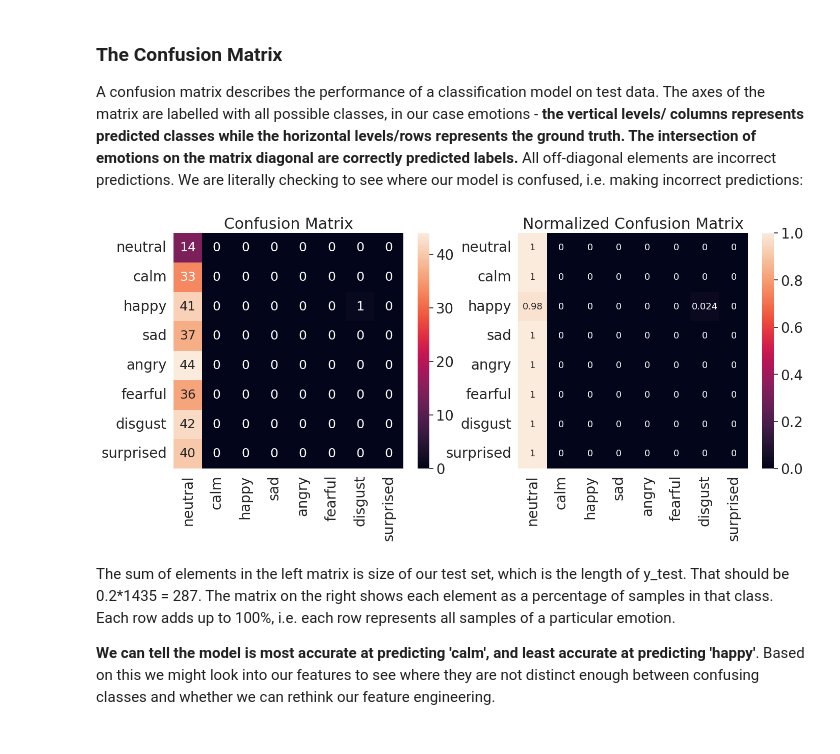
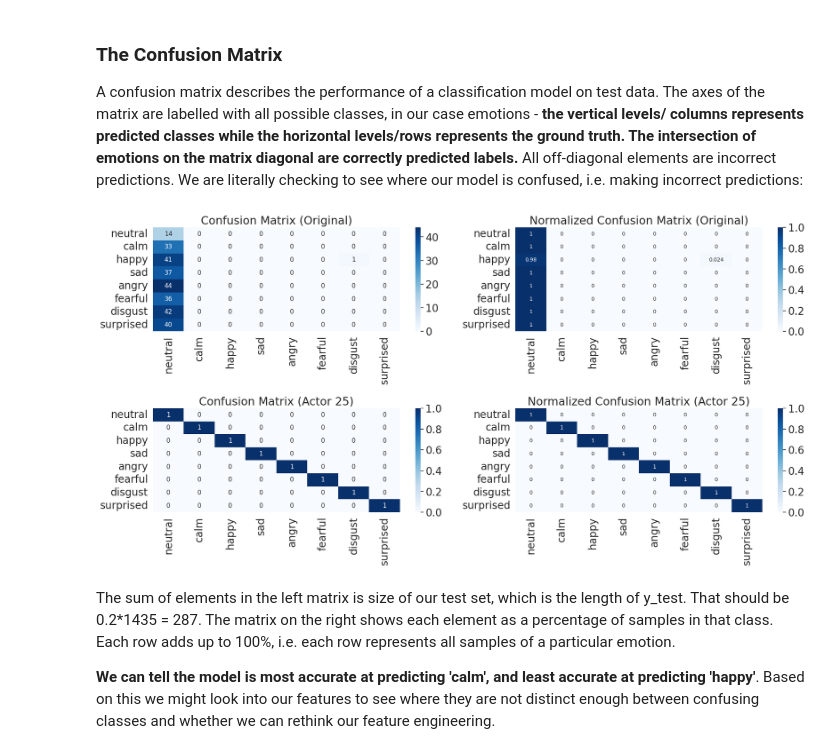
Before and after one commit to Vixlump/Week4-NeuralNetworks, a Jupyter notebook: Week4__Neural_Networks.ipynb, the cells around one changed output. Cells and saved outputs as stored; diff of their text form; code cells hidden in the pictures.

Commit message:
tesing heatmaps using actor 25 as well as ravdess

```diff
--- a/Week4__Neural_Networks.ipynb
+++ b/Week4__Neural_Networks.ipynb
@@ -695,51 +683,60 @@ A confusion matrix describes the performance of a classification model on test d
 # %%
 #do this for ravdess and for actor 25
 
 from sklearn.metrics import confusion_matrix
 import seaborn as sn # I like seaborn's confusion matrix over sklearn's default
 
-# get predictions on test set
+# get predictions on test set for original data
 test_emotion_predictions = model.predict(X_test)
 test_emotion_groundtruth = y_test
 
 # set labels for matrix axes from emotions
 emotion_list =['neutral','calm','happy','sad','angry','fearful','disgust','surprised']
 emotion_name = [emotion for emotion in emotion_list]
 
-# build confusion matrix and normalized confusion matrix
+# build confusion matrix and normalized confusion matrix for original data
 conf_matrix = confusion_matrix(test_emotion_groundtruth, test_emotion_predictions, labels=emotion_list)
 conf_matrix_norm = confusion_matrix(test_emotion_groundtruth, test_emotion_predictions,normalize='true', labels=emotion_list)
-
-
 
 # make a confusion matrix with labels using a DataFrame
 confmatrix_df = pd.DataFrame(conf_matrix, index=emotion_name, columns=emotion_name)
 confmatrix_df_norm = pd.DataFrame(conf_matrix_norm, index=emotion_name, columns=emotion_name)
 
-# plot confusion matrices
-plt.figure(figsize=(16,6))
-sn.set(font_scale=1.8) # emotion label and title size
-plt.subplot(1,2,1)
-plt.title('Confusion Matrix')
-sn.heatmap(confmatrix_df, annot=True, annot_kws={"size": 18}) #annot_kws is value font
-plt.subplot(1,2,2)
-plt.title('Normalized Confusion Matrix')
-sn.heatmap(confmatrix_df_norm, annot=True, annot_kws={"size": 13}) #annot_kws is value font
-
-plt.show()
-
-#with actor 25
-
+# get predictions on test set for actor 25 data
 test_emotion_predictions2 = model.predict(x_test_25_scaled)
 test_emotion_groundtruth2 = y_test_25
 
+# build confusion matrix and normalized confusion matrix for actor 25 data
 conf_matrix_2 = confusion_matrix(test_emotion_groundtruth2, test_emotion_predictions2, labels=emotion_list)
 conf_matrix_norm_2 = confusion_matrix(test_emotion_groundtruth2, test_emotion_predictions2,normalize='true', labels=emotion_list)
 
 confmatrix_df_2 = pd.DataFrame(conf_matrix_2, index=emotion_name, columns=emotion_name)
 confmatrix_df_norm_2 = pd.DataFrame(conf_matrix_norm_2, index=emotion_name, columns=emotion_name)
+
+
+# plot confusion matrices in a single figure with subplots
+plt.figure(figsize=(20,10))
+
+plt.subplot(2,2,1)
+plt.title('Confusion Matrix (Original)')
+sn.heatmap(confmatrix_df, annot=True, annot_kws={"size": 12}, cmap="Blues")
+
+plt.subplot(2,2,2)
+plt.title('Normalized Confusion Matrix (Original)')
+sn.heatmap(confmatrix_df_norm, annot=True, annot_kws={"size": 10}, cmap="Blues")
+
+plt.subplot(2,2,3)
+plt.title('Confusion Matrix (Actor 25)')
+sn.heatmap(confmatrix_df_2, annot=True, annot_kws={"size": 12}, cmap="Blues")
+
+plt.subplot(2,2,4)
+plt.title('Normalized Confusion Matrix (Actor 25)')
+sn.heatmap(confmatrix_df_norm_2, annot=True, annot_kws={"size": 10}, cmap="Blues")
+
+plt.tight_layout()
+plt.show()
 # %% [output]
-[figure, old version]
+[figure, new version]
 # %% [markdown]
 The sum of elements in the left matrix is size of our test set, which is the length of y_test. That should be 0.2*1435 = 287. The matrix on the right shows each element as a percentage of samples in that class. Each row adds up to 100%, i.e. each row represents all samples of a particular emotion.
 
```
Also changed, not shown: parts of 3 cells of this notebook.
